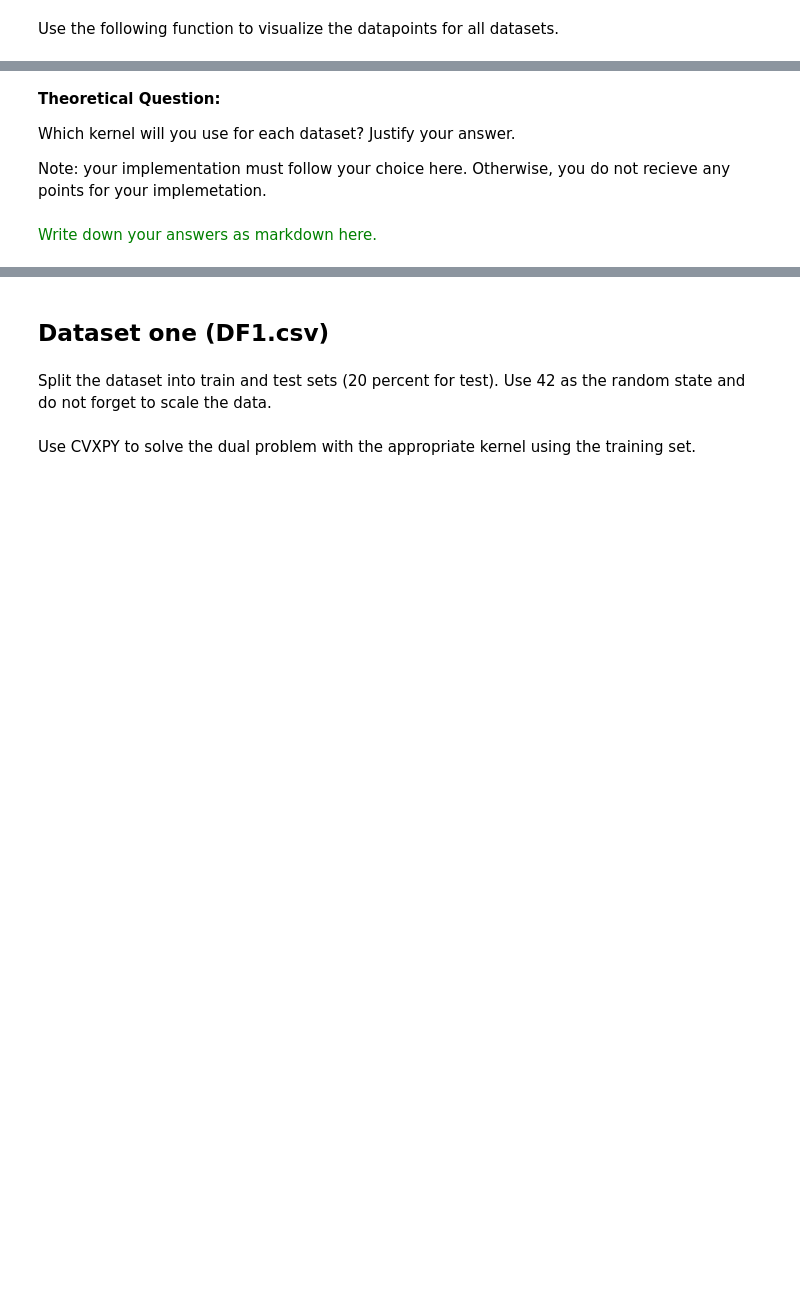
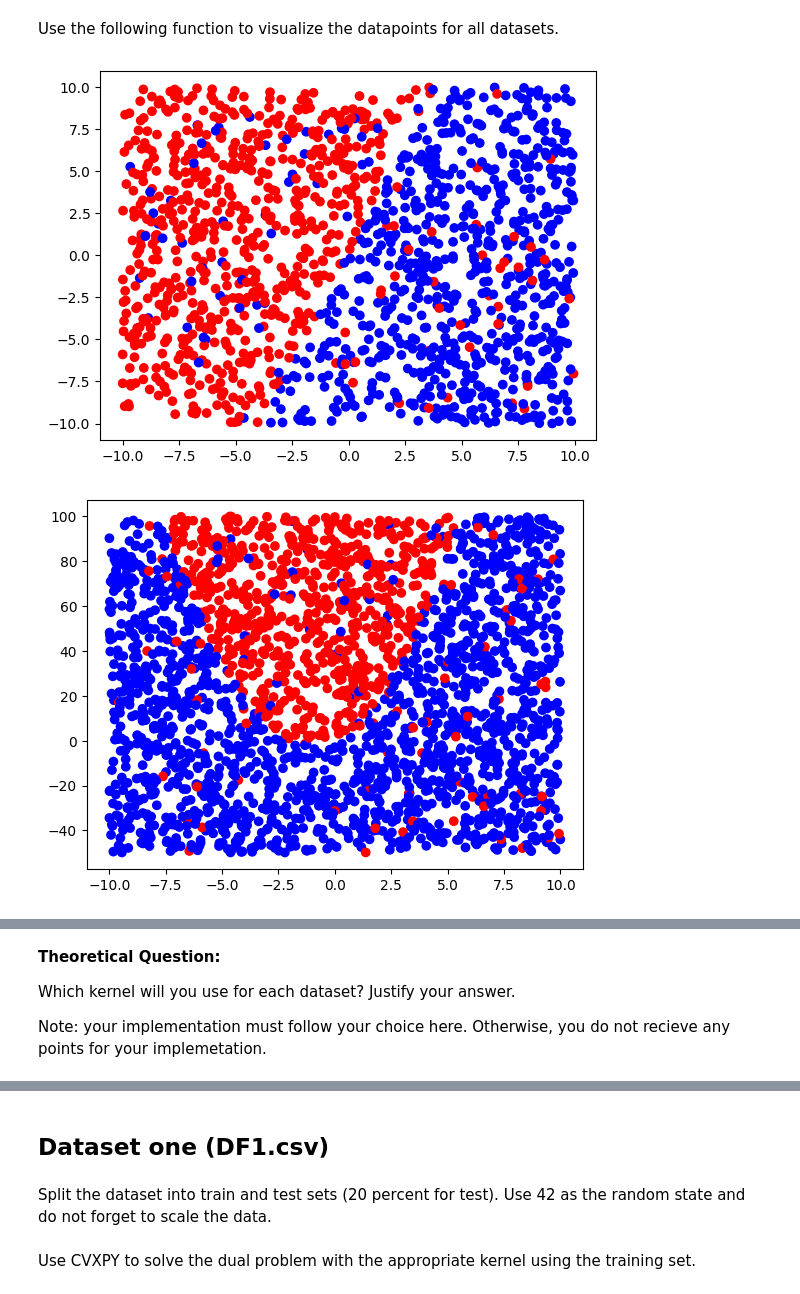
Before and after one commit to ParsaYousefpoor/IML_CHW4_Q3, a Jupyter notebook: SVM.ipynb, the cells around one changed output, grey strips where cells are left out. Cells and saved outputs as stored; diff of their text form; code cells hidden in the pictures; blank space fills up the shorter version.

```diff
--- a/SVM.ipynb
+++ b/SVM.ipynb
@@ -86,0 +136,8 @@ Load all datasets and show the first 5 rows of each.
+# %%
+## YOUR CODE HERE
+df1 = pd.read_csv('/content/drive/My Drive/IML_4_3/DF1.csv')
+df2 = pd.read_csv('/content/drive/My Drive/IML_4_3/DF2.csv')
+df3 = pd.read_csv('/content/drive/My Drive/IML_4_3/DF3.csv')
+print(df1.head())
+print(df2.head())
+print(df3.head())
@@ -89,12 +165,21 @@ Use the following function to visualize the datapoints for all datasets.
 # %%
 def visualize_data(X, y):
   col = []
   for i in range(len(y)):
     if y[i] == 1:
       col.append('red')
     else:
       col.append('blue')
   plt.scatter(X[ : , 0], X[ : , 1], color = col)
   plt.show()
 
 ## YOUR CODE HERE
+plt.figure()
+visualize_data(df1.iloc[:, :2].values, df1.iloc[:, 2].values)
+plt.figure()
+visualize_data(df2.iloc[:, :2].values, df2.iloc[:, 2].values)
+plt.figure()
+visualize_data(df3.iloc[:, :2].values, df3.iloc[:, 2].values)
+# %% [output]
+[figure, added]
+[figure, added]
@@ -104,5 +190,3 @@ def visualize_data(X, y):
 Which kernel will you use for each dataset? Justify your answer.
 
 Note: your implementation must follow your choice here. Otherwise, you do not recieve any points for your implemetation.
-# %% [markdown]
-<font color='green'>Write down your answers as markdown here.</font>
```
Also changed, not shown: parts of 26 cells of this notebook.
